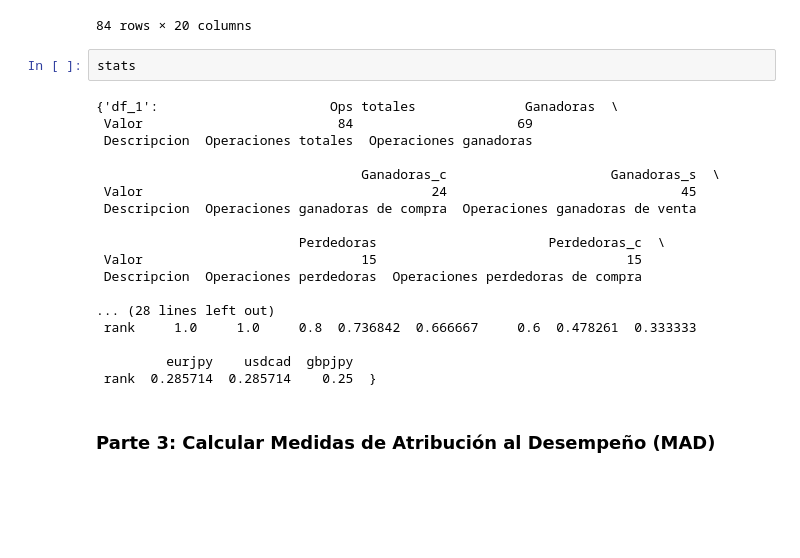
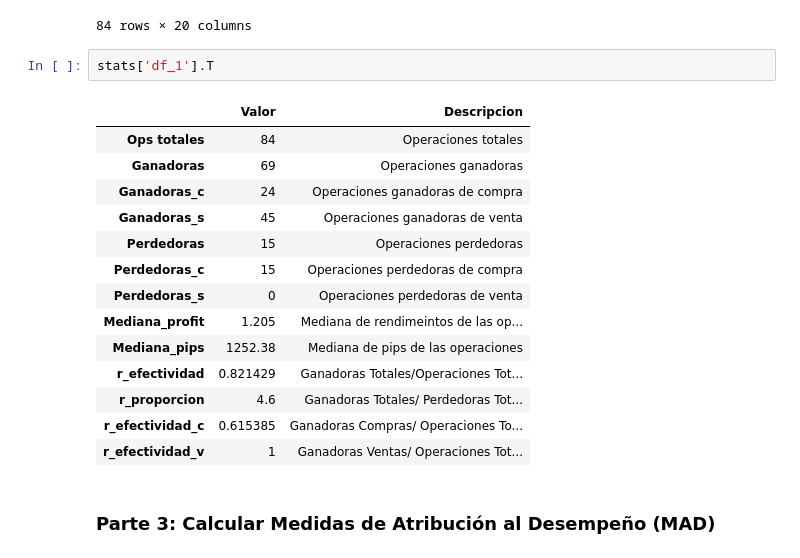
Before and after one commit to MaferAnso/LAB_2_MFAA, a Jupyter notebook: LAB_2_MFAA_Notebook.ipynb, the cells around one changed output. Saved outputs shown, nothing was run; the diff lists cells and outputs as text; blank space fills up the shorter version.

```diff
--- a/LAB_2_MFAA_Notebook.ipynb
+++ b/LAB_2_MFAA_Notebook.ipynb
@@ -99,25 +104,22 @@ datos
 | 83 | 83 | 25159303 | 2019-09-25 01:54:46 | sell | 0.01 | xauusd | 1531.28000 | 1537.0000 | 0.0000 | 2019-09-25 15:24:35 | ... |
 84 rows × 20 columns
 # %%
-stats
+stats['df_1'].T
 # %% [output]
-{'df_1':                      Ops totales              Ganadoras  \
- Valor                         84                     69
- Descripcion  Operaciones totales  Operaciones ganadoras
-
-                                  Ganadoras_c                     Ganadoras_s  \
- Valor                                     24                              45
- Descripcion  Operaciones ganadoras de compra  Operaciones ganadoras de venta
-
-                          Perdedoras                      Perdedoras_c  \
- Valor                            15                                15
- Descripcion  Operaciones perdedoras  Operaciones perdedoras de compra
-
-... (28 lines left out)
- rank     1.0     1.0     0.8  0.736842  0.666667     0.6  0.478261  0.333333
-
-         eurjpy    usdcad  gbpjpy
- rank  0.285714  0.285714    0.25  }
+|  | Valor | Descripcion |
+| Ops totales | 84 | Operaciones totales |
+| Ganadoras | 69 | Operaciones ganadoras |
+| Ganadoras_c | 24 | Operaciones ganadoras de compra |
+| Ganadoras_s | 45 | Operaciones ganadoras de venta |
+| Perdedoras | 15 | Operaciones perdedoras |
+| Perdedoras_c | 15 | Operaciones perdedoras de compra |
+| Perdedoras_s | 0 | Operaciones perdedoras de venta |
+| Mediana_profit | 1.205 | Mediana de rendimeintos de las op... |
+| Mediana_pips | 1252.38 | Mediana de pips de las operaciones |
+| r_efectividad | 0.821429 | Ganadoras Totales/Operaciones Tot... |
+| r_proporcion | 4.6 | Ganadoras Totales/ Perdedoras Tot... |
+| r_efectividad_c | 0.615385 | Ganadoras Compras/ Operaciones To... |
+| r_efectividad_v | 1 | Ganadoras Ventas/ Operaciones Tot... |
 # %% [markdown]
 ### Parte 3: Calcular Medidas de Atribución al Desempeño (MAD)
 # %% [markdown]
```
Also changed, not shown: parts of 37 cells of this notebook, 2 other files.
